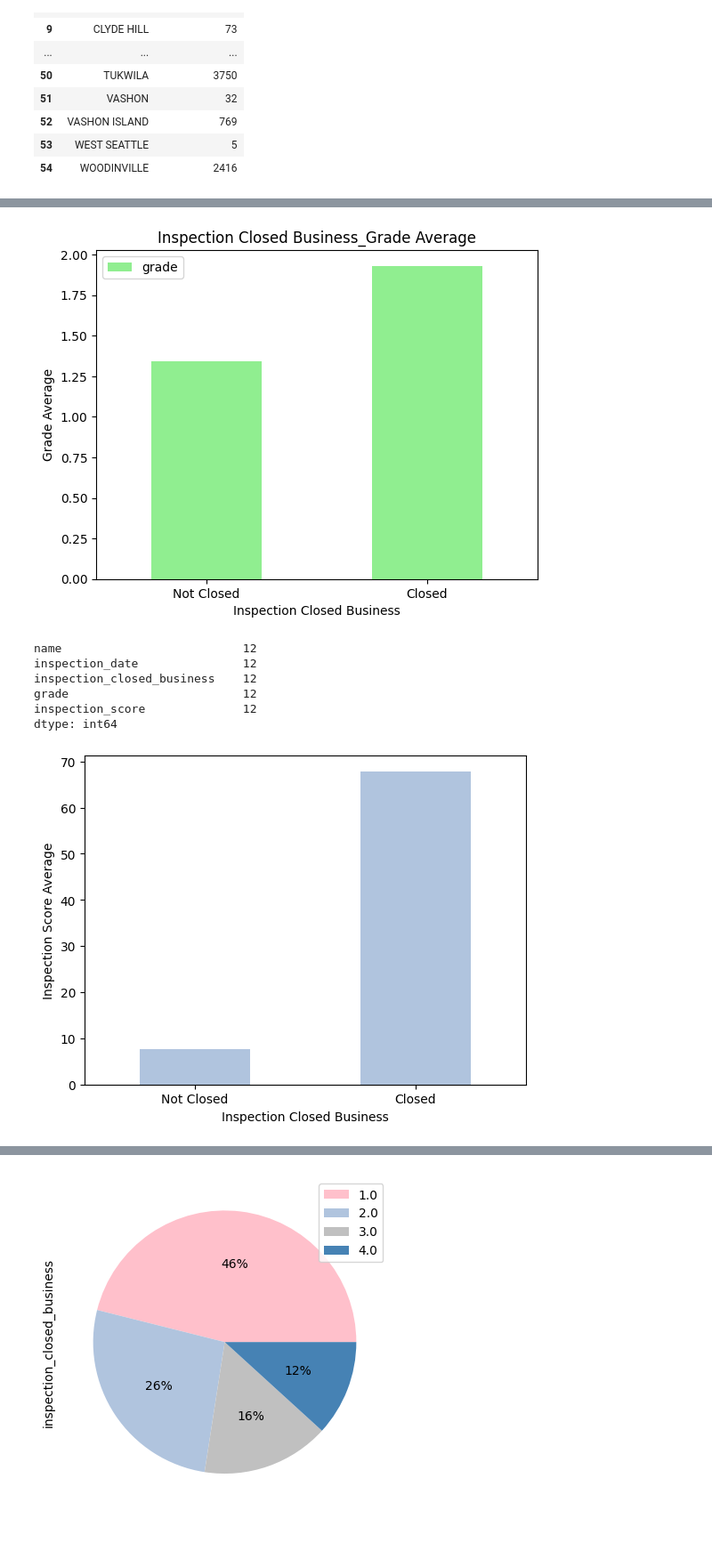
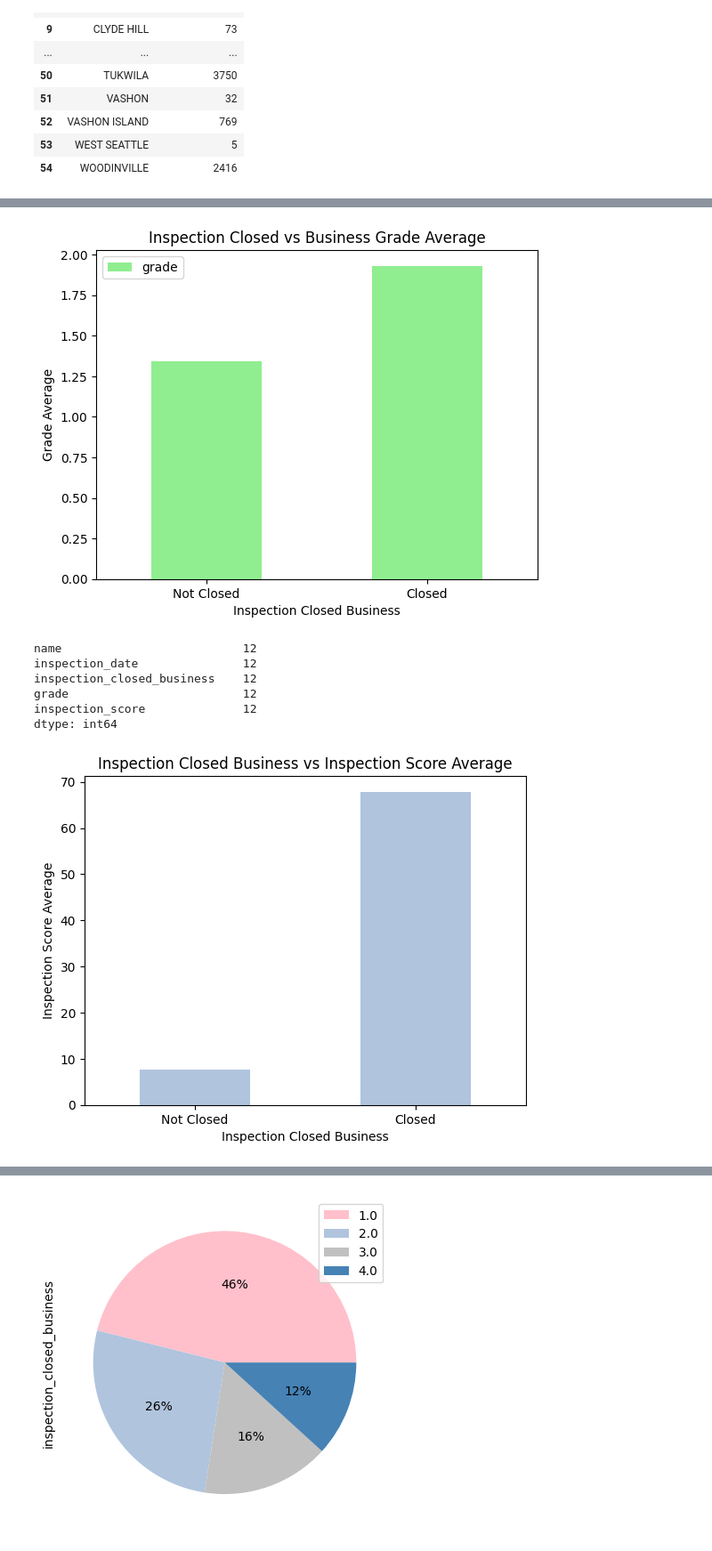
Before and after one commit to alirahmani93/ml_basic_p1, a Jupyter notebook: Project1_Shadi/Project1_Shadi/EDA_section1_Shadi.ipynb, the cells around one changed output, grey strips where cells are left out. Shown at 89% size. Saved outputs shown, nothing was run; the diff lists cells and outputs as text; code cells hidden in the pictures.

```diff
--- a/Project1_Shadi/Project1_Shadi/EDA_section1_Shadi.ipynb
+++ b/Project1_Shadi/Project1_Shadi/EDA_section1_Shadi.ipynb
@@ -80,13 +79,13 @@ x_values=['Not Closed','Closed']
 ax=grouped_df_grade_mean_score.plot(
     kind='bar', x='inspection_closed_business', y='grade',
     legend=True, color='#90EE90',rot=0,
-    title='Inspection Closed Business_Grade Average')
+    title='Inspection Closed vs Business Grade Average')
 ax.set_xticklabels(x_values)
 plt.xlabel('Inspection Closed Business')
 plt.ylabel('Grade Average')
 plt.savefig("../../img/Inspection Closed Business_Grade Average.png")
 # %% [output]
-[figure, old version]
+[figure, new version]
 # %%
 grouped_df_grade.loc[(grouped_df_grade['inspection_closed_business']==1) & (grouped_df_grade['grade']==4)].count()
 # %% [output]
@@ -99,16 +98,17 @@ dtype: int64
 # %%
 # EDA of score
 grouped_df_grade=insp_df.groupby(['name', 'inspection_date', 'inspection_closed_business', 'grade'])['violation_points'].sum().reset_index().rename(columns={'violation_points': 'inspection_score'})
 grouped_df_mean_score = grouped_df_grade.groupby('inspection_closed_business')['inspection_score'].mean().reset_index()
 
 x_values=['Not Closed','Closed']
-ax=grouped_df_mean_score.plot(kind='bar', x='inspection_closed_business', y='inspection_score', legend='', color='lightsteelblue',rot=0)
+ax=grouped_df_mean_score.plot(kind='bar', x='inspection_closed_business', y='inspection_score', legend='', color='lightsteelblue',rot=0,
+                              title='Inspection Closed Business vs Inspection Score Average' )
 ax.set_xticklabels(x_values)
 plt.xlabel('Inspection Closed Business')
 plt.ylabel('Inspection Score Average')
 plt.savefig("../../img/Inspection Closed Business_Inspection Score Average.png")
 # %% [output]
-[figure, old version]
+[figure, new version]
 # %%
 season_inspec_filter_df = insp_df[['name', 'inspection_date']]
 season_inspec_df = season_inspec_filter_df.groupby(['name', 'inspection_date']).sum().reset_index()
```
Also changed, not shown: parts of 3 cells of this notebook, 6 other files.
